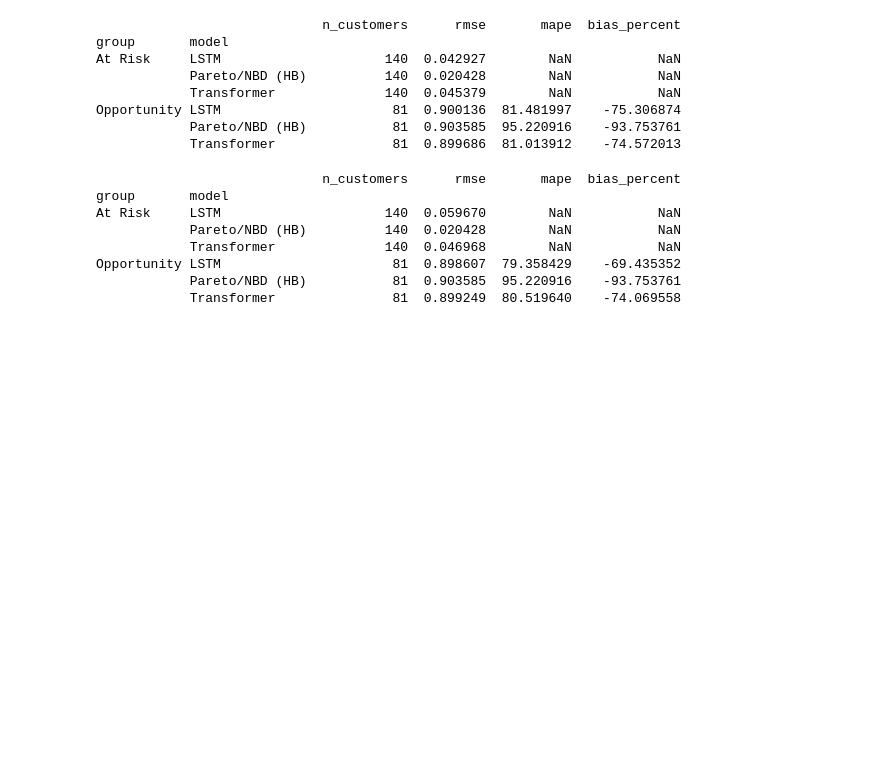
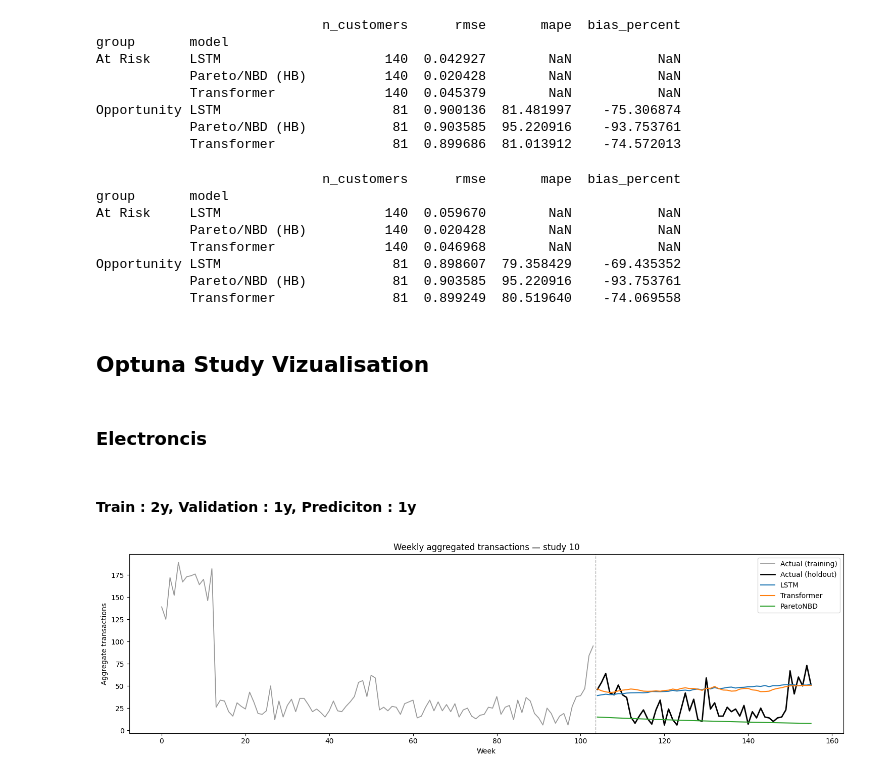
Before and after one commit to HuberPablo/panelclv, a Jupyter notebook: notebooks/Study.ipynb, the cells around one changed output. Drawn from its saved outputs; the diff is of its cells as text; code cells hidden in the pictures; blank space fills up the shorter version.

```diff
--- a/notebooks/Study.ipynb
+++ b/notebooks/Study.ipynb
@@ -882,3 +781,27 @@ At Risk     LSTM                     140  0.059670        NaN           NaN
 Opportunity LSTM                      81  0.898607  79.358429    -69.435352
             Pareto/NBD (HB)           81  0.903585  95.220916    -93.753761
             Transformer               81  0.899249  80.519640    -74.069558
+# %% [markdown]
+## Optuna Study Vizualisation
+# %% [markdown]
+### Electroncis
+# %% [markdown]
+#### Train : 2y, Validation : 1y, Prediciton : 1y
+# %%
+from panelclv.studies import plot_suite_forecast
+
+ROOT       = "/home/virthian/Desktop/Thesis/Study_historique/LSTM_elec_1/cross_entropy_cfg_2yTrain_1yPred_PartetoCov_ARV4"        # the folder holding config.json + <Model>/Predictions/
+PANEL_PATH = "/home/virthian/ML Projects/Thesis_push/electronics_customer_week_panel.csv"         # the customer-period panel the suite was built from
+
+# Across-studies mean per model (default). Also writes aggregated_<Model>.csv at the suite root.
+fig, ax = plot_suite_forecast(
+    ROOT,
+    study=10,
+    panel_path=PANEL_PATH,
+    #pareto_nbd_benchmark=True,   # optional benchmark overlay; forwarded to plot_weekly_aggregated
+    save_path="/home/virthian/Desktop/Thesis/Study_historique/LSTM_elec_1/cross_entropy_cfg_2yTrain_1yPred_PartetoCov_ARV4/forecast.png",   # optional
+)
+#aggregate_suite_predictions(ROOT)
+# load_model_predictions(f"{ROOT}/<Model>"
+# %% [output]
+[figure, added]
```
Also changed, not shown: parts of 18 cells of this notebook, 6 other files.
